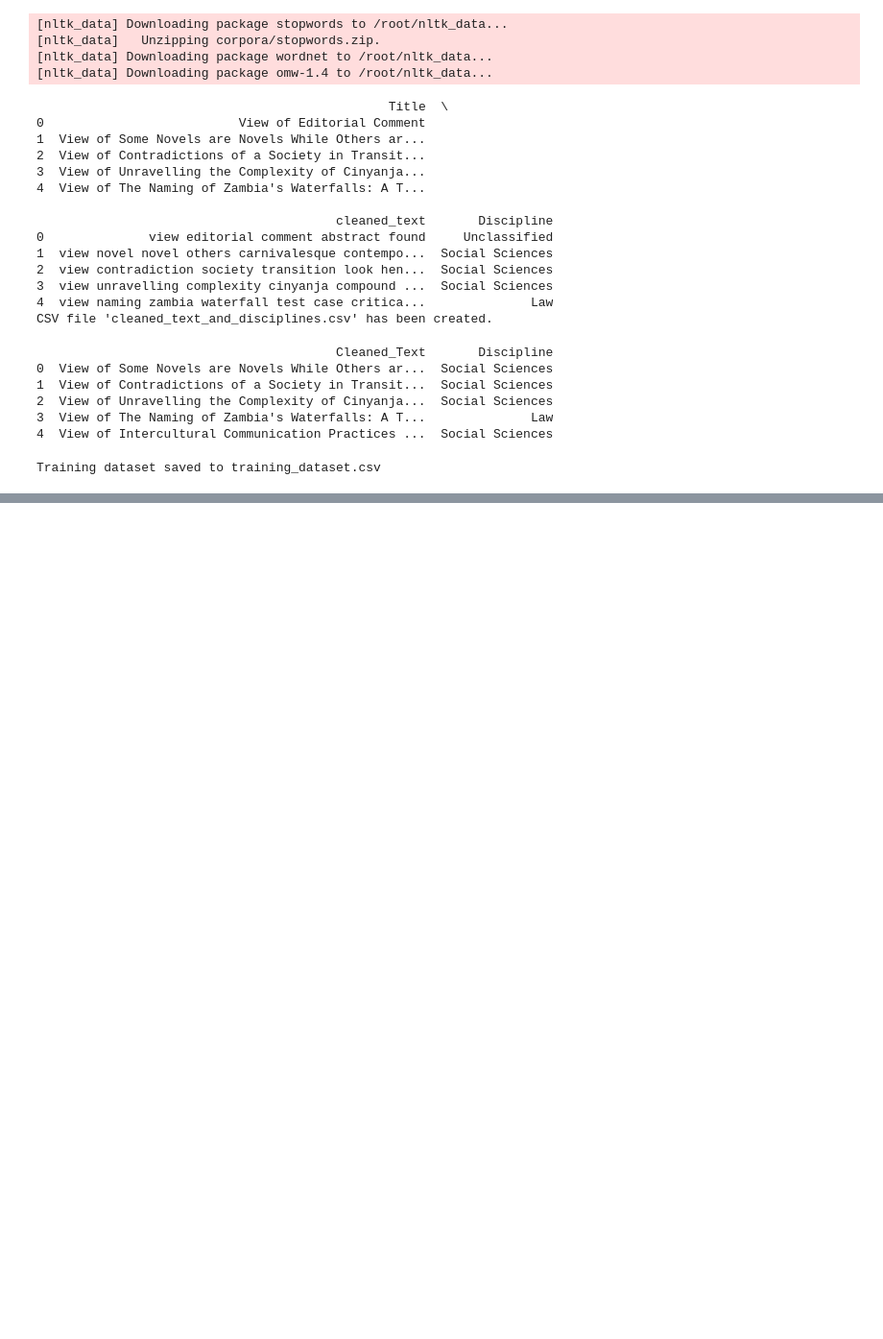
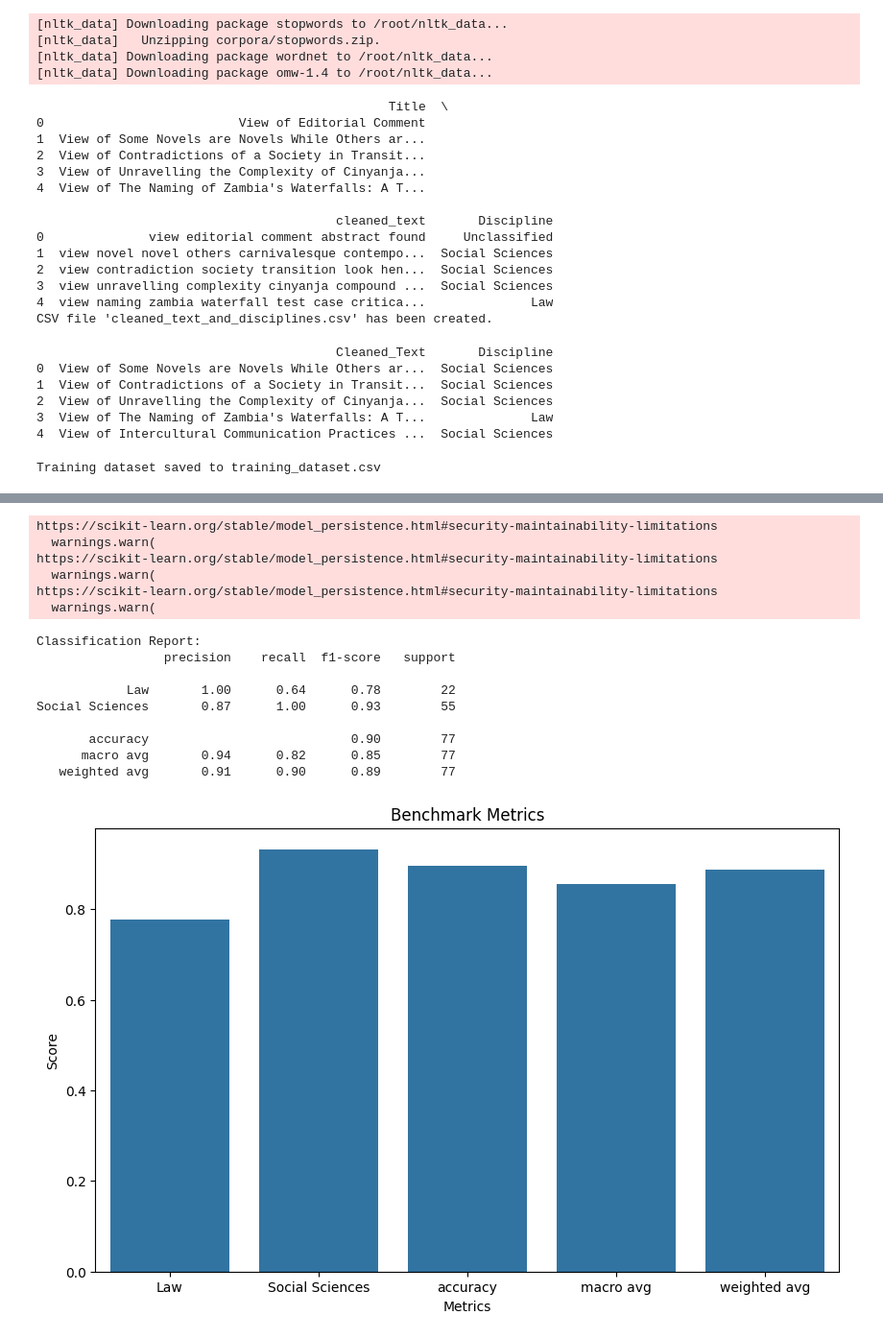
Before and after one commit to sydneymulando/code-unza15-CSC-4792-project-team-15-repository-for-project-team-15, a Jupyter notebook: code_unza25_csc4792_project_team_15_notebook.ipynb, the cells around one changed output, grey strips where cells are left out. Shown: that part at 96% size. Saved outputs shown, nothing was run; the diff lists cells and outputs as text; code cells hidden in the pictures; blank space fills up the shorter version.

Commit message:
[MO] Modified the file paths along with other edits for the modeling algorithms.

```diff
--- a/code_unza25_csc4792_project_team_15_notebook.ipynb
+++ b/code_unza25_csc4792_project_team_15_notebook.ipynb
@@ -2503,0 +1164,51 @@ Ready for model training!
+# %%
+import pandas as pd
+from sklearn.metrics import classification_report
+import matplotlib.pyplot as plt
+import seaborn as sns
+import joblib
+
+# Load model and vectorizer
+model = joblib.load('/content/misc-unza25-csc4792-project_team15/naive_bayes_model.pkl')
+vectorizer = joblib.load('/content/misc-unza25-csc4792-project_team15/tfidf_vectorizer.pkl')
+
+# Load test data
+test_data = pd.read_csv('/content/misc-unza25-csc4792-project_team15/training_dataset.csv')
+
+# Split features and labels
+X_test = test_data['Cleaned_Text']
+y_test = test_data['Discipline']
+
+# Predict and evaluate
+y_pred = model.predict(vectorizer.transform(X_test))
+
+print("\nClassification Report:")
+print(classification_report(y_test, y_pred))  # Removed target_names=vectorizer.get_feature_names_out()
+
+# Visualize metrics
+metrics = classification_report(y_test, y_pred, output_dict=True)
+df_metrics = pd.DataFrame(metrics).transpose()
+
+plt.figure(figsize=(10, 6))
+sns.barplot(x=df_metrics.index, y=df_metrics['f1-score'])
+plt.title('Benchmark Metrics')
+plt.ylabel('Score')
+plt.xlabel('Metrics')
+plt.show()
+# %% [output]
+https://scikit-learn.org/stable/model_persistence.html#security-maintainability-limitations
+  warnings.warn(
+https://scikit-learn.org/stable/model_persistence.html#security-maintainability-limitations
+  warnings.warn(
+https://scikit-learn.org/stable/model_persistence.html#security-maintainability-limitations
+  warnings.warn(
+Classification Report:
+                 precision    recall  f1-score   support
+
+            Law       1.00      0.64      0.78        22
+Social Sciences       0.87      1.00      0.93        55
+
+       accuracy                           0.90        77
+      macro avg       0.94      0.82      0.85        77
+   weighted avg       0.91      0.90      0.89        77
+[figure, added]
```
Also changed, not shown: parts of 10 cells of this notebook.
